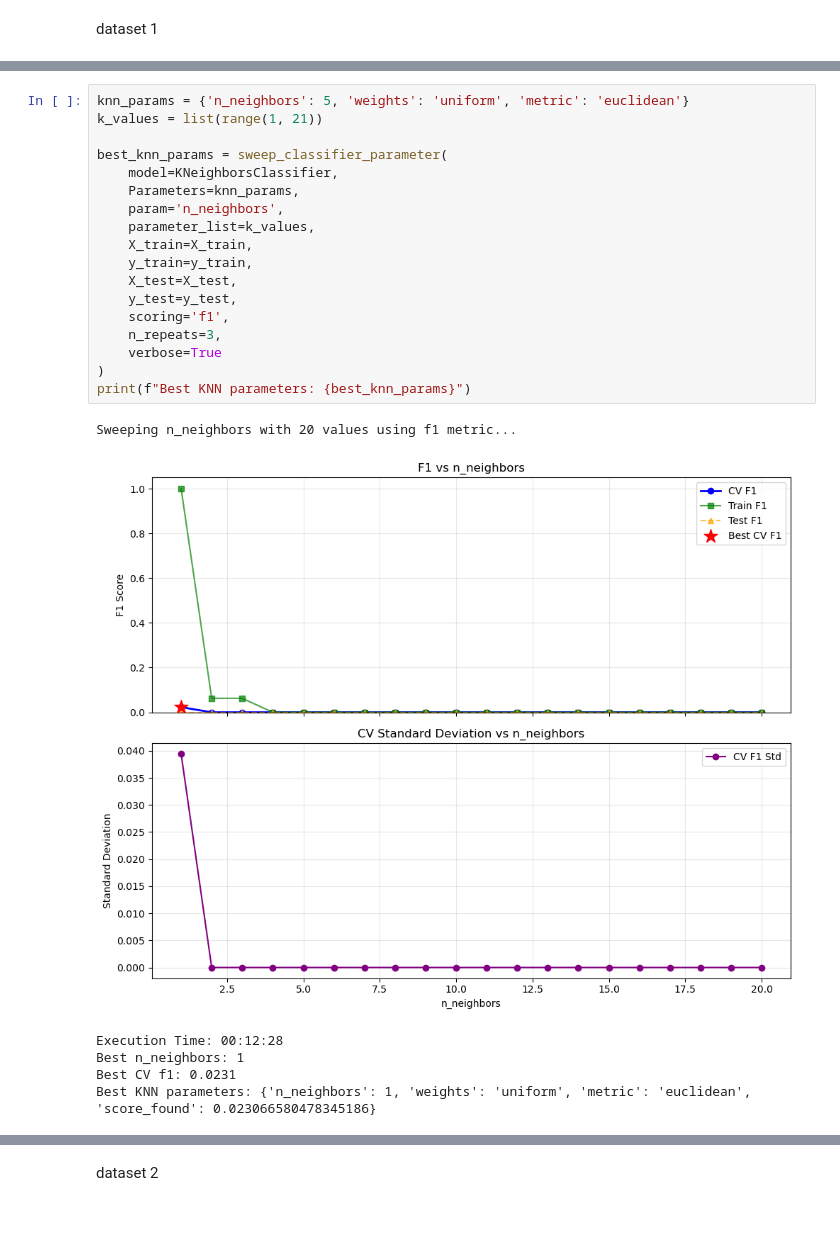
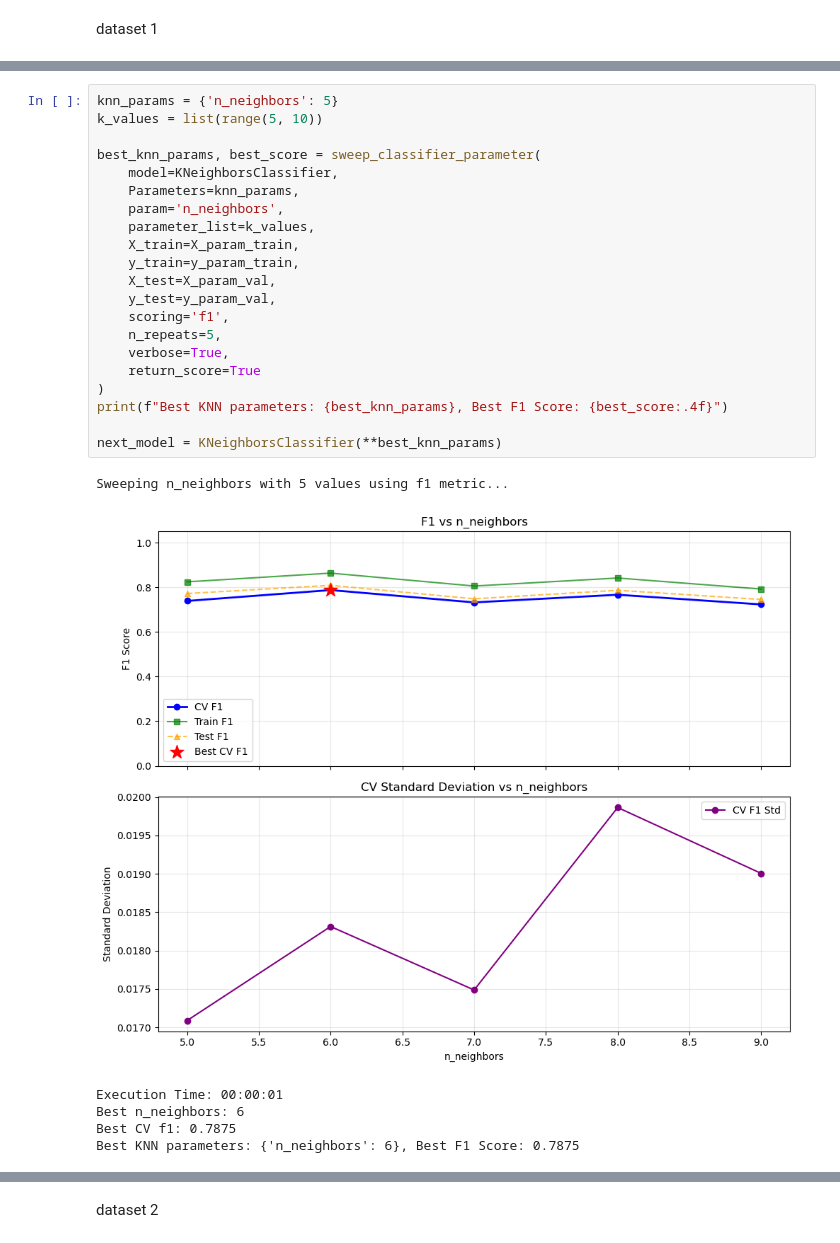
Before and after one commit to shmorhunmsds/summer_milestone_2, a Jupyter notebook: summer_milestone2_week8.ipynb, the cells around one changed output, grey strips where cells are left out. Saved outputs shown, nothing was run; the diff lists cells and outputs as text; blank space fills up the shorter version.

```diff
--- a/summer_milestone2_week8.ipynb
+++ b/summer_milestone2_week8.ipynb
@@ -486,27 +573,30 @@ First run results: (0.5102050277774249, 0.018072582016286247, 0.9994741403354079
 # %%
-knn_params = {'n_neighbors': 5, 'weights': 'uniform', 'metric': 'euclidean'}
-k_values = list(range(1, 21))
+knn_params = {'n_neighbors': 5}
+k_values = list(range(5, 10))
 
-best_knn_params = sweep_classifier_parameter(
+best_knn_params, best_score = sweep_classifier_parameter(
     model=KNeighborsClassifier,
     Parameters=knn_params,
     param='n_neighbors',
     parameter_list=k_values,
-    X_train=X_train,
-    y_train=y_train,
-    X_test=X_test,
-    y_test=y_test,
+    X_train=X_param_train,
+    y_train=y_param_train,
+    X_test=X_param_val,
+    y_test=y_param_val,
     scoring='f1',
-    n_repeats=3,
-    verbose=True
+    n_repeats=5,
+    verbose=True,
+    return_score=True
 )
-print(f"Best KNN parameters: {best_knn_params}")
+print(f"Best KNN parameters: {best_knn_params}, Best F1 Score: {best_score:.4f}")
+
+next_model = KNeighborsClassifier(**best_knn_params)
 # %% [output]
-Sweeping n_neighbors with 20 values using f1 metric...
+Sweeping n_neighbors with 5 values using f1 metric...
-[figure, old version]
+[figure, new version]
-Execution Time: 00:12:28
-Best n_neighbors: 1
-Best CV f1: 0.0231
-Best KNN parameters: {'n_neighbors': 1, 'weights': 'uniform', 'metric': 'euclidean', 'score_found': 0.023066580478345186}
+Execution Time: 00:00:01
+Best n_neighbors: 6
+Best CV f1: 0.7875
+Best KNN parameters: {'n_neighbors': 6}, Best F1 Score: 0.7875
 # %%
 weight_values = ['uniform', 'distance']
```
Also changed, not shown: parts of 27 cells of this notebook, 2 other files.
